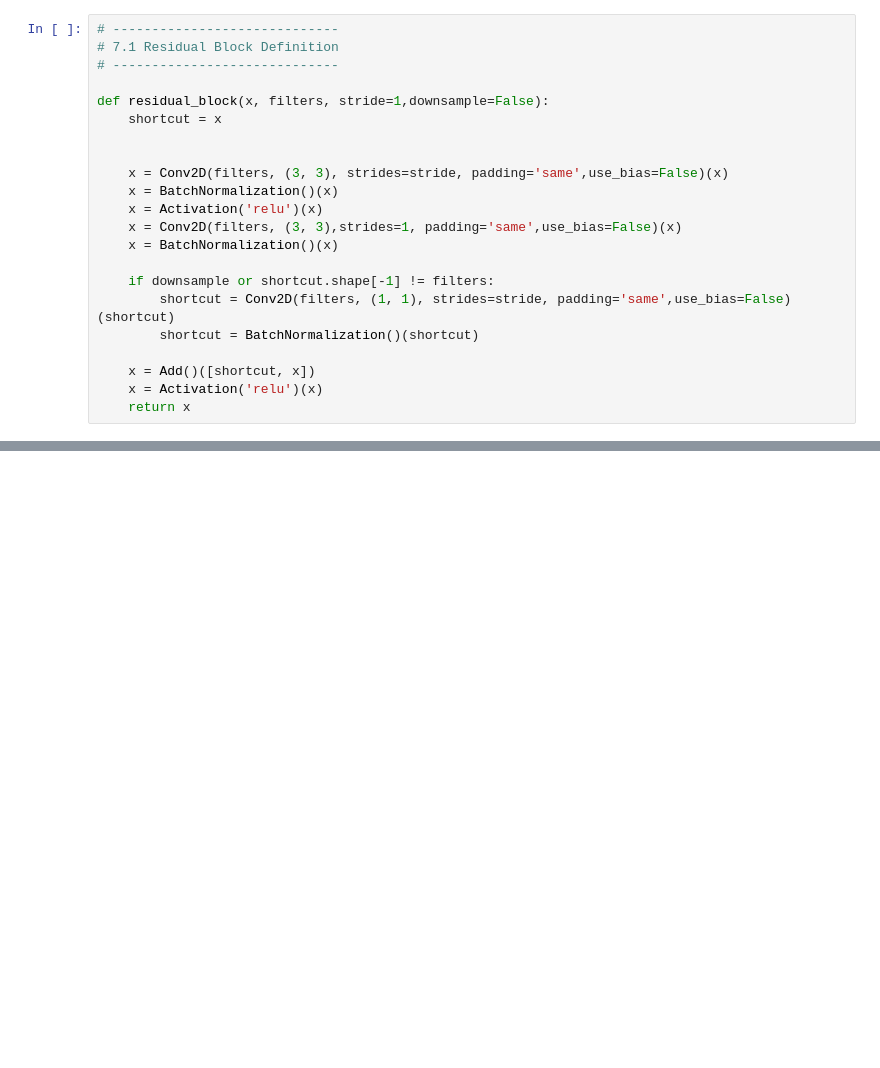
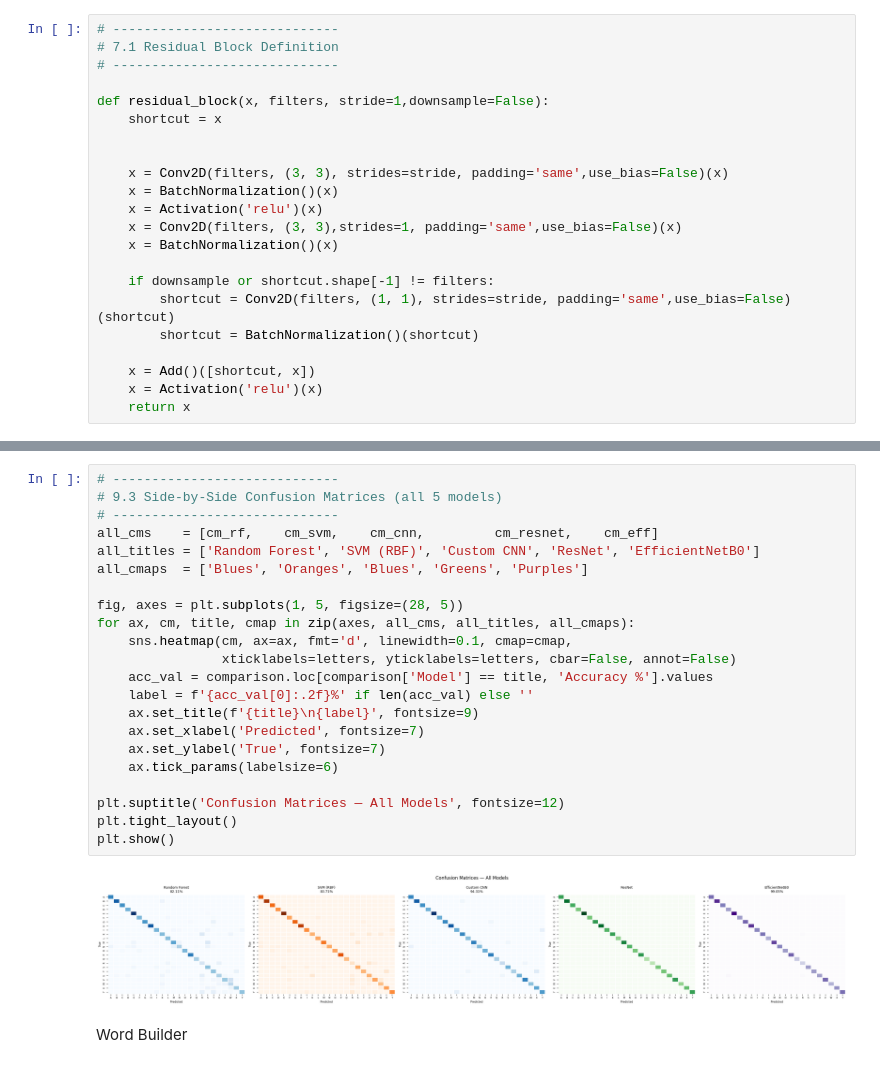
Before and after one commit to RavikrishnanVithushan/Research-Project, a Jupyter notebook: Sign_Language_CNN.ipynb, the cells around one changed output, grey strips where cells are left out. Drawn from its saved outputs; the diff is of its cells as text; blank space fills up the shorter version.

```diff
--- a/Sign_Language_CNN.ipynb
+++ b/Sign_Language_CNN.ipynb
@@ -786,0 +934,26 @@ Spoken Word: GFKADVKODH
+# %%
+# -----------------------------
+# 9.3 Side-by-Side Confusion Matrices (all 5 models)
+# -----------------------------
+all_cms    = [cm_rf,    cm_svm,    cm_cnn,         cm_resnet,    cm_eff]
+all_titles = ['Random Forest', 'SVM (RBF)', 'Custom CNN', 'ResNet', 'EfficientNetB0']
+all_cmaps  = ['Blues', 'Oranges', 'Blues', 'Greens', 'Purples']
+
+fig, axes = plt.subplots(1, 5, figsize=(28, 5))
+for ax, cm, title, cmap in zip(axes, all_cms, all_titles, all_cmaps):
+    sns.heatmap(cm, ax=ax, fmt='d', linewidth=0.1, cmap=cmap,
+                xticklabels=letters, yticklabels=letters, cbar=False, annot=False)
+    acc_val = comparison.loc[comparison['Model'] == title, 'Accuracy %'].values
+    label = f'{acc_val[0]:.2f}%' if len(acc_val) else ''
+    ax.set_title(f'{title}\n{label}', fontsize=9)
+    ax.set_xlabel('Predicted', fontsize=7)
+    ax.set_ylabel('True', fontsize=7)
+    ax.tick_params(labelsize=6)
+
+plt.suptitle('Confusion Matrices — All Models', fontsize=12)
+plt.tight_layout()
+plt.show()
+# %% [output]
+[figure, added]
+# %% [markdown]
+Word Builder
```
Also changed, not shown: parts of 22 cells of this notebook.
